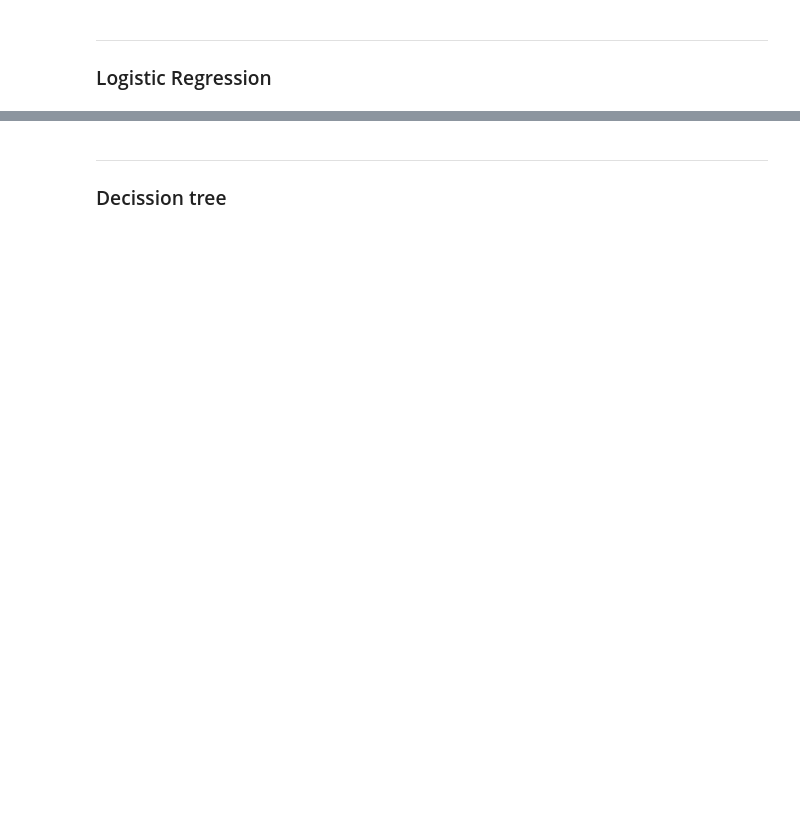
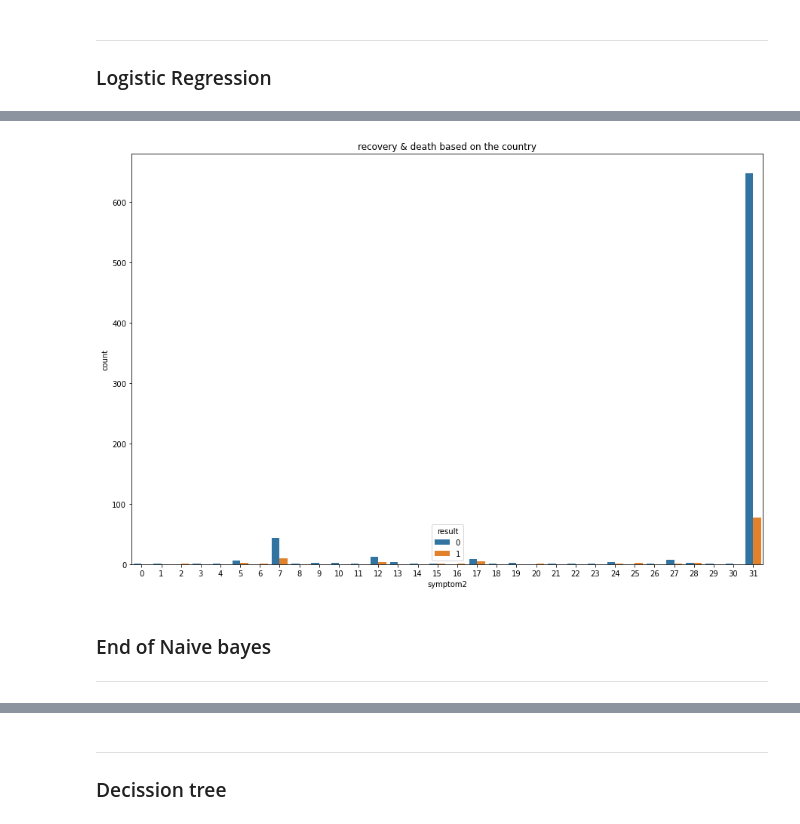
Before and after one commit to FatenElhariry/DEBILearningJourney, a Jupyter notebook: Queen's/ML/Project/Untitled1.ipynb, the cells around one changed output, grey strips where cells are left out. Drawn from its saved outputs; the diff is of its cells as text; code cells hidden in the pictures; blank space fills up the shorter version.

```diff
--- a/Queen's/ML/Project/Untitled1.ipynb
+++ b/Queen's/ML/Project/Untitled1.ipynb
@@ -386,2 +475,11 @@ f1_score(y_valid, y_pred, average='weighted')
+# %%
+fig = plt.figure(figsize=(15, 10))
+ax = sns.countplot(x= "symptom2", hue= "result", data= data);
+ax.set_title("recovery & death based on the country");
+# %% [output]
+[figure, added]
+# %% [markdown]
+### End of Naive bayes
+***
 # %%
 nb_classifier = GaussianNB()
```
Also changed, not shown: parts of 25 cells of this notebook.
